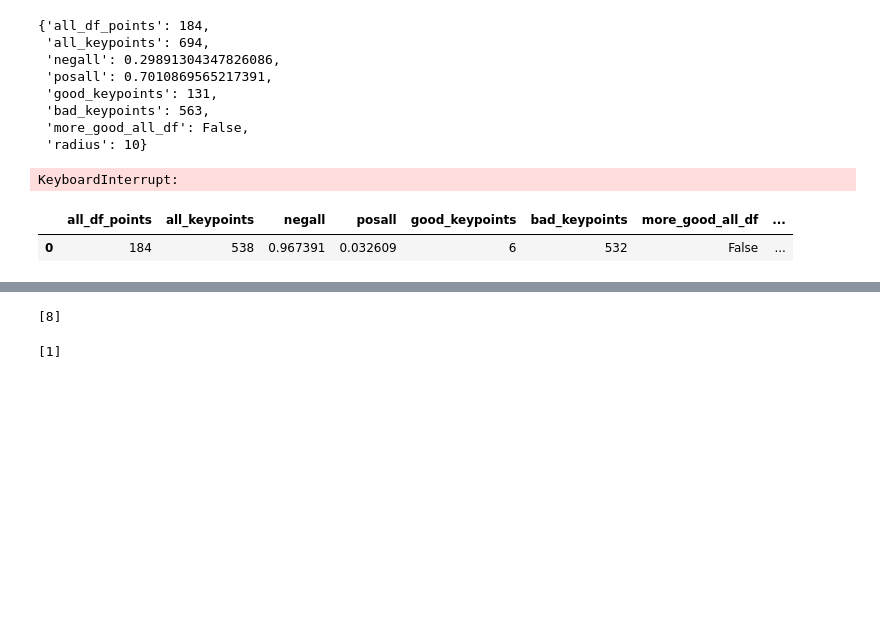
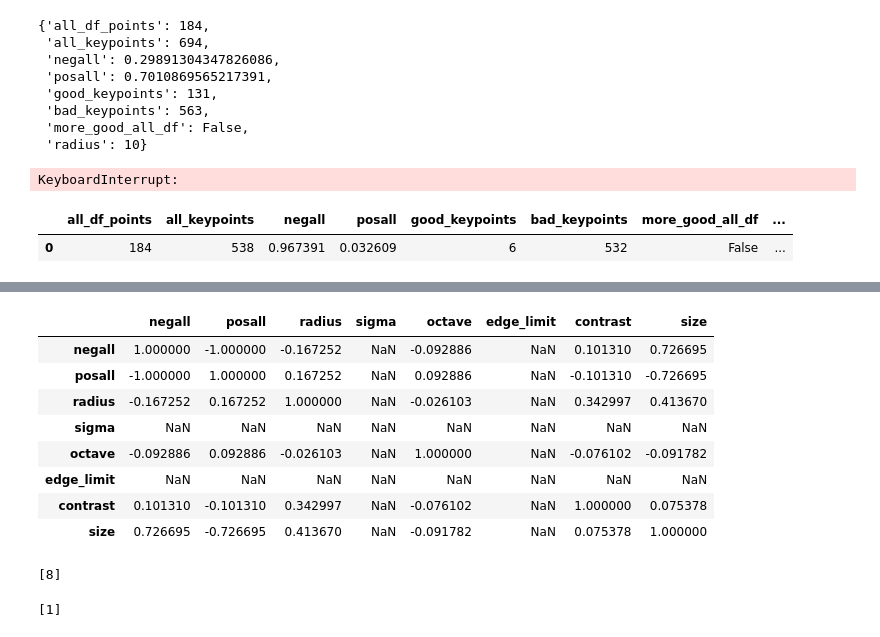
Before and after one commit to BlonskiP/local-features-segmentation, a Jupyter notebook: notebooks/sift optim.ipynb, the cells around one changed output, grey strips where cells are left out. Saved outputs shown, nothing was run; the diff lists cells and outputs as text; code cells hidden in the pictures; blank space fills up the shorter version.

```diff
--- a/notebooks/sift optim.ipynb
+++ b/notebooks/sift optim.ipynb
@@ -253,3 +239,15 @@ sns.heatmap(corr,
+# %%
+corr
+# %% [output]
+|  | negall | posall | radius | sigma | octave | edge_limit | contrast | size |
+| negall | 1.000000 | -1.000000 | -0.167252 | NaN | -0.092886 | NaN | 0.101310 | 0.726695 |
+| posall | -1.000000 | 1.000000 | 0.167252 | NaN | 0.092886 | NaN | -0.101310 | -0.726695 |
+| radius | -0.167252 | 0.167252 | 1.000000 | NaN | -0.026103 | NaN | 0.342997 | 0.413670 |
+| sigma | NaN | NaN | NaN | NaN | NaN | NaN | NaN | NaN |
+| octave | -0.092886 | 0.092886 | -0.026103 | NaN | 1.000000 | NaN | -0.076102 | -0.091782 |
+| edge_limit | NaN | NaN | NaN | NaN | NaN | NaN | NaN | NaN |
+| contrast | 0.101310 | -0.101310 | 0.342997 | NaN | -0.076102 | NaN | 1.000000 | 0.075378 |
+| size | 0.726695 | -0.726695 | 0.413670 | NaN | -0.091782 | NaN | 0.075378 | 1.000000 |
 # %%
 list(range(8,9))
 # %% [output]
```
Also changed, not shown: parts of 18 cells of this notebook, 32 other files.
